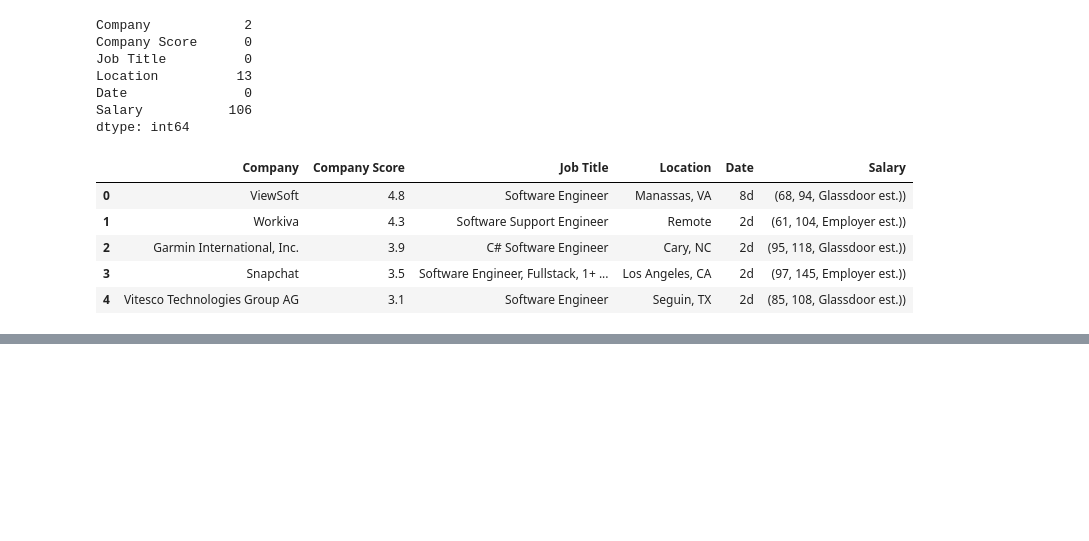
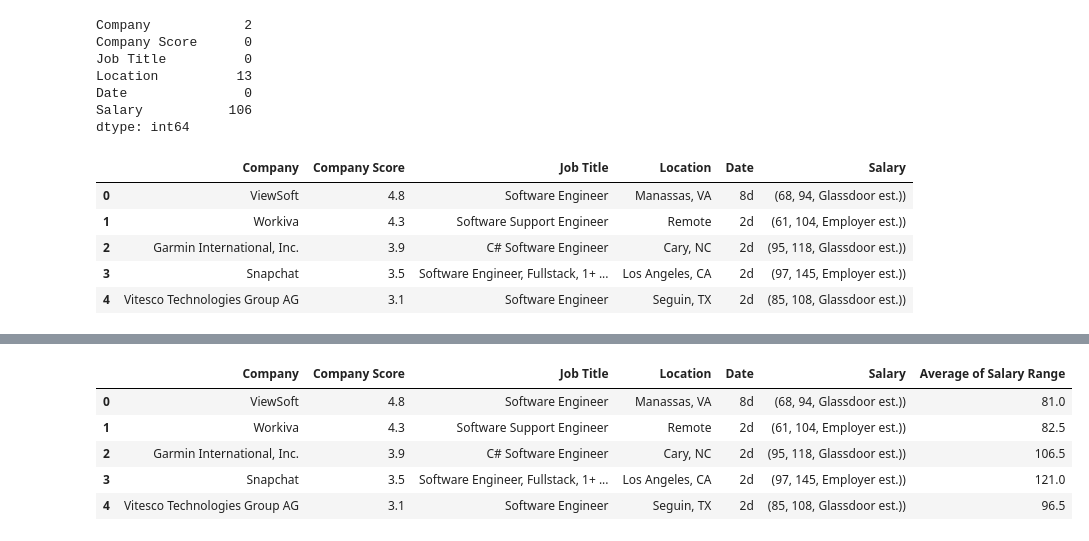
Before and after one commit to andrewnoonan2004/INFSCI-0510, a Jupyter notebook: Assignment2.ipynb, the cells around one changed output, grey strips where cells are left out. Drawn from its saved outputs; the diff is of its cells as text; code cells hidden in the pictures; blank space fills up the shorter version.

```diff
--- a/Assignment2.ipynb
+++ b/Assignment2.ipynb
@@ -142,0 +140,16 @@ TypeError: '<=' not supported between instances of 'int' and 'numpy.str_'
+# %%
+def extract_and_average(salary):
+    salary = str(salary)
+    numbers = salary.split('(')[1].split(')')[0].split(', ')
+    num1, num2 = int(numbers[0]), int(numbers[1])
+    return (num1 +num2) /2
+
+df['Average of Salary Range'] = df['Salary'].apply(extract_and_average)
+df.head()
+# %% [output]
+|  | Company | Company Score | Job Title | Location | Date | Salary | Average of Salary Range |
+| 0 | ViewSoft | 4.8 | Software Engineer | Manassas, VA | 8d | (68, 94, Glassdoor est.)) | 81.0 |
+| 1 | Workiva | 4.3 | Software Support Engineer | Remote | 2d | (61, 104, Employer est.)) | 82.5 |
+| 2 | Garmin International, Inc. | 3.9 | C# Software Engineer | Cary, NC | 2d | (95, 118, Glassdoor est.)) | 106.5 |
+| 3 | Snapchat | 3.5 | Software Engineer, Fullstack, 1+ ... | Los Angeles, CA | 2d | (97, 145, Employer est.)) | 121.0 |
+| 4 | Vitesco Technologies Group AG | 3.1 | Software Engineer | Seguin, TX | 2d | (85, 108, Glassdoor est.)) | 96.5 |
```
Also changed, not shown: parts of 10 cells of this notebook.
